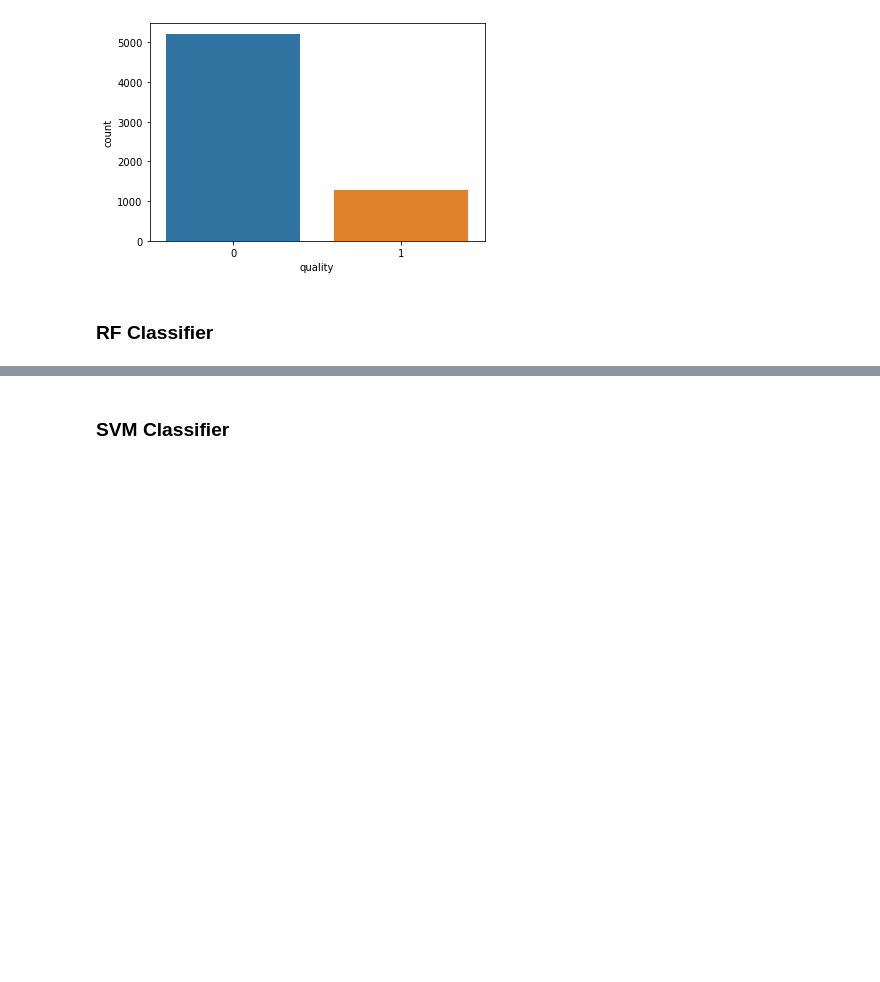
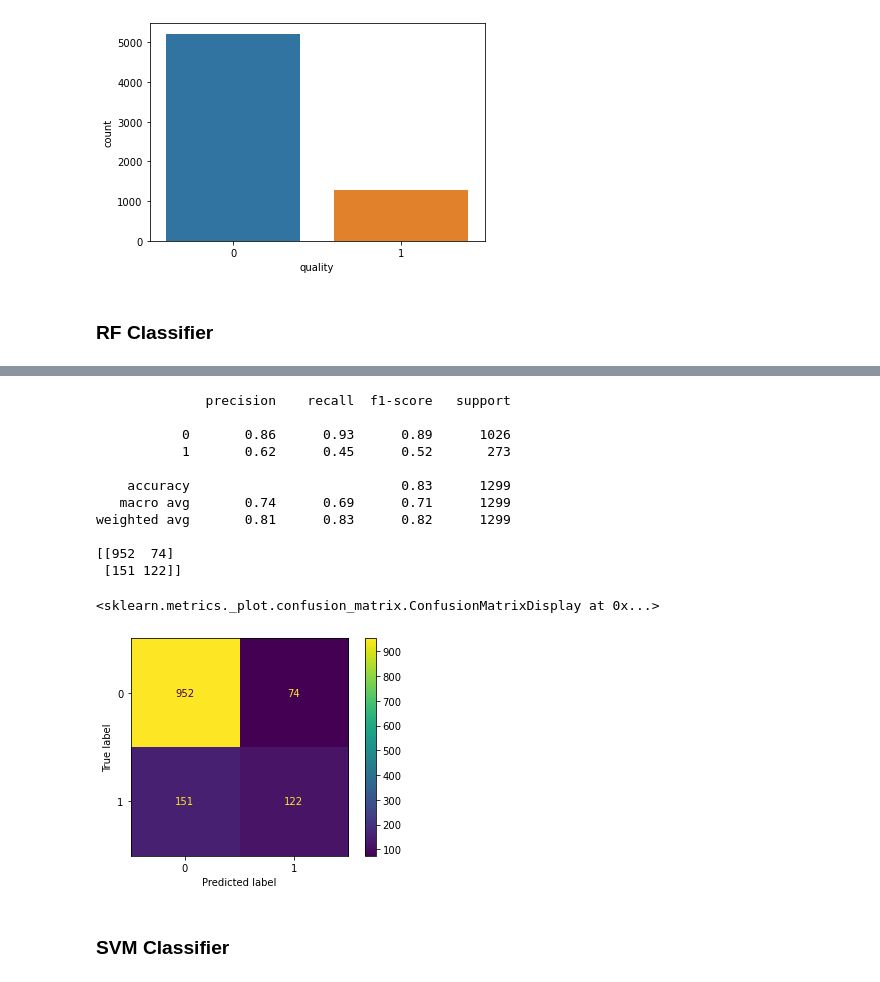
Before and after one commit to ivabu/Scikit-Learn-ML_predicting-wine-quality, a Jupyter notebook: Sklearn.ipynb, the cells around one changed output, grey strips where cells are left out. Saved outputs shown, nothing was run; the diff lists cells and outputs as text; code cells hidden in the pictures; blank space fills up the shorter version.

```diff
--- a/Sklearn.ipynb
+++ b/Sklearn.ipynb
@@ -150,3 +216,26 @@ weighted avg       0.86      0.87      0.86      1299
+# %%
+knn = KNeighborsClassifier(n_neighbors = 5)
+knn.fit(X_train, y_train)
+pred_knn = knn.predict(X_test)
+# %%
+#model performance
+print(classification_report(y_test, pred_knn))
+print(confusion_matrix(y_test, pred_knn))
+plot_confusion_matrix(knn, X_test, y_test)
+# %% [output]
+              precision    recall  f1-score   support
+
+           0       0.86      0.93      0.89      1026
+           1       0.62      0.45      0.52       273
+
+    accuracy                           0.83      1299
+   macro avg       0.74      0.69      0.71      1299
+weighted avg       0.81      0.83      0.82      1299
+
+[[952  74]
+ [151 122]]
+<sklearn.metrics._plot.confusion_matrix.ConfusionMatrixDisplay at 0x...>
+[figure, added]
 # %% [markdown]
 ### SVM Classifier
 # %%
```
Also changed, not shown: parts of 17 cells of this notebook.
